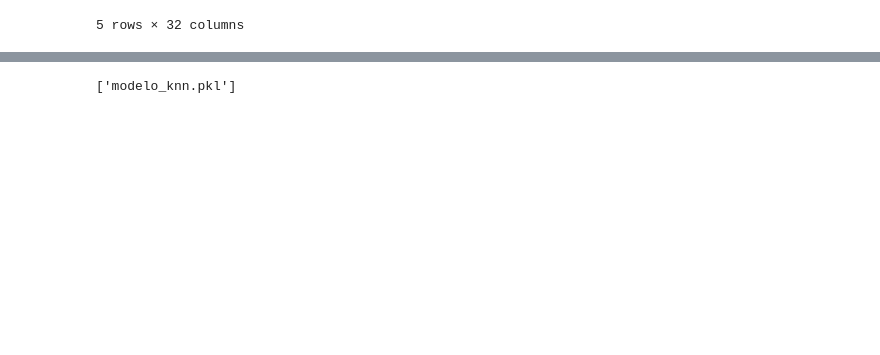
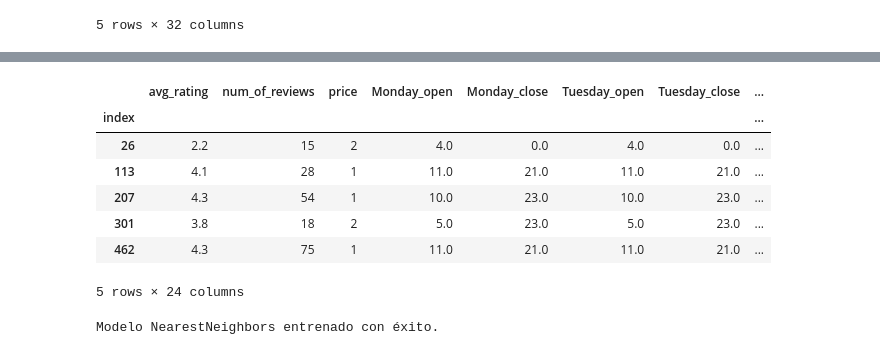
Before and after one commit to victoriariso/Henry_DS_ProyectoFinal, a Jupyter notebook: Modelos ML/Sistema de recomendación NJNY.ipynb, the cells around one changed output, grey strips where cells are left out. Drawn from its saved outputs; the diff is of its cells as text; code cells hidden in the pictures; blank space fills up the shorter version.

```diff
--- a/Modelos ML/Sistema de recomendación NJNY.ipynb
+++ b/Modelos ML/Sistema de recomendación NJNY.ipynb
@@ -44 +100,16 @@ Primeras filas del DataFrame:
+# %%
+# Reemplazar los símbolos de dólar en la columna 'price' por valores numéricos
+df_relevantes['price'] = df_relevantes['price'].replace({'$': 1, '$$': 2, '$$$': 3, '$$$$': 4, '$$$$$': 5})
+
+# Mostrar las primeras filas del DataFrame para verificar la sustitución
+df_relevantes.head()
+# %% [output]
+|  | avg_rating | num_of_reviews | price | Monday_open | Monday_close | Tuesday_open | Tuesday_close | ... |
+| index |  |  |  |  |  |  |  | ... |
+| 26 | 2.2 | 15 | 2 | 4.0 | 0.0 | 4.0 | 0.0 | ... |
+| 113 | 4.1 | 28 | 1 | 11.0 | 21.0 | 11.0 | 21.0 | ... |
+| 207 | 4.3 | 54 | 1 | 10.0 | 23.0 | 10.0 | 23.0 | ... |
+| 301 | 3.8 | 18 | 2 | 5.0 | 23.0 | 5.0 | 23.0 | ... |
+| 462 | 4.3 | 75 | 1 | 11.0 | 21.0 | 11.0 | 21.0 | ... |
+5 rows × 24 columns
 # %%
@@ -47,22 +116,0 @@ df.to_csv('data_preprocesada.csv', index=False)
-# %%
-# Cargar datos preprocesados
-df_binarias = pd.read_csv('data_preprocesada.csv')
-
-# Seleccionar características relevantes para el modelo
-X = df_binarias.drop(columns=['gmap_id', 'name', 'avg_rating', 'num_of_reviews', 'latitude', 'longitude', 'zip_code', 'city', 'state', 'street_address', 'price'])
-
-# Convertir las columnas de horarios a formato numérico
-for col in X.columns:
-    if '_open' in col or '_close' in col:
-        X[col] = pd.to_datetime(X[col], format='%H:%M', errors='coerce').dt.hour + pd.to_datetime(X[col], format='%H:%M', errors='coerce').dt.minute / 60
-
-# Eliminar filas con valores NaN
-X = X.dropna()
-
-# Entrenar modelo Nearest Neighbors
-modelo_knn = NearestNeighbors(n_neighbors=3, algorithm='auto').fit(X)
-
-# Guardar el modelo
-joblib.dump(modelo_knn, 'modelo_knn.pkl')
-# %% [output]
-['modelo_knn.pkl']
@@ -95,0 +127,13 @@ def recomendar_locales(horario: str = Query(...), condiciones_binarias: List[int
+# %%
+# Definir el número de vecinos
+n_vecinos = 5
+
+# Crear una instancia del modelo NearestNeighbors
+modelo_knn = NearestNeighbors(n_neighbors=n_vecinos)
+
+# Entrenar el modelo con los datos relevantes
+modelo_knn.fit(df_relevantes)
+
+print("Modelo NearestNeighbors entrenado con éxito.")
+# %% [output]
+Modelo NearestNeighbors entrenado con éxito.
```
Also changed, not shown: parts of 10 cells of this notebook.
